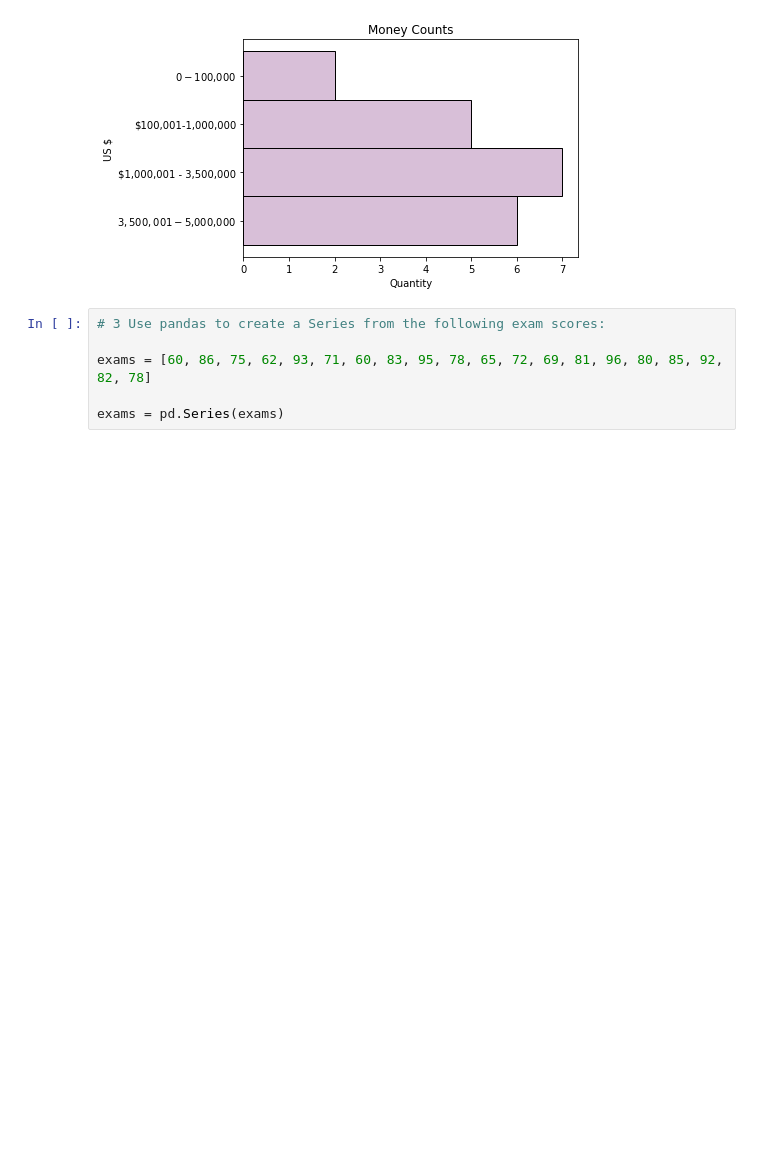
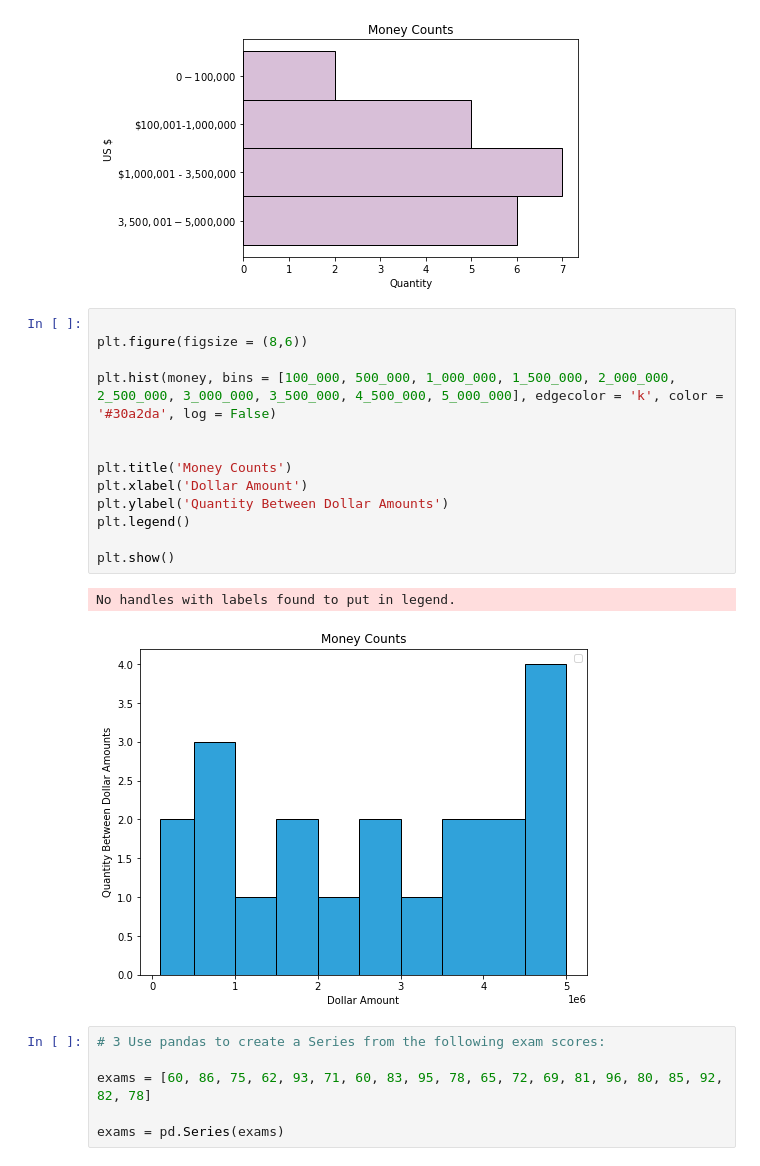
Before and after one commit to DBerchelmann/numpy-pandas-visualization-exercises, a Jupyter notebook: pandas_series.ipynb, the cells around one changed output. Drawn from its saved outputs; the diff is of its cells as text; blank space fills up the shorter version.

```diff
--- a/pandas_series.ipynb
+++ b/pandas_series.ipynb
@@ -279,6 +370,22 @@ plt.gca().invert_yaxis()
 plt.show()
 # %% [output]
 [figure]
+# %%
+
+plt.figure(figsize = (8,6))
+
+plt.hist(money, bins = [100_000, 500_000, 1_000_000, 1_500_000, 2_000_000, 2_500_000, 3_000_000, 3_500_000, 4_500_000, 5_000_000], edgecolor = 'k', color = '#30a2da', log = False)
+
+
+plt.title('Money Counts')
+plt.xlabel('Dollar Amount')
+plt.ylabel('Quantity Between Dollar Amounts')
+plt.legend()
+
+plt.show()
+# %% [output]
+No handles with labels found to put in legend.
+[figure, added]
 # %%
 # 3 Use pandas to create a Series from the following exam scores:
 
```
Also changed, not shown: parts of 17 cells of this notebook.
